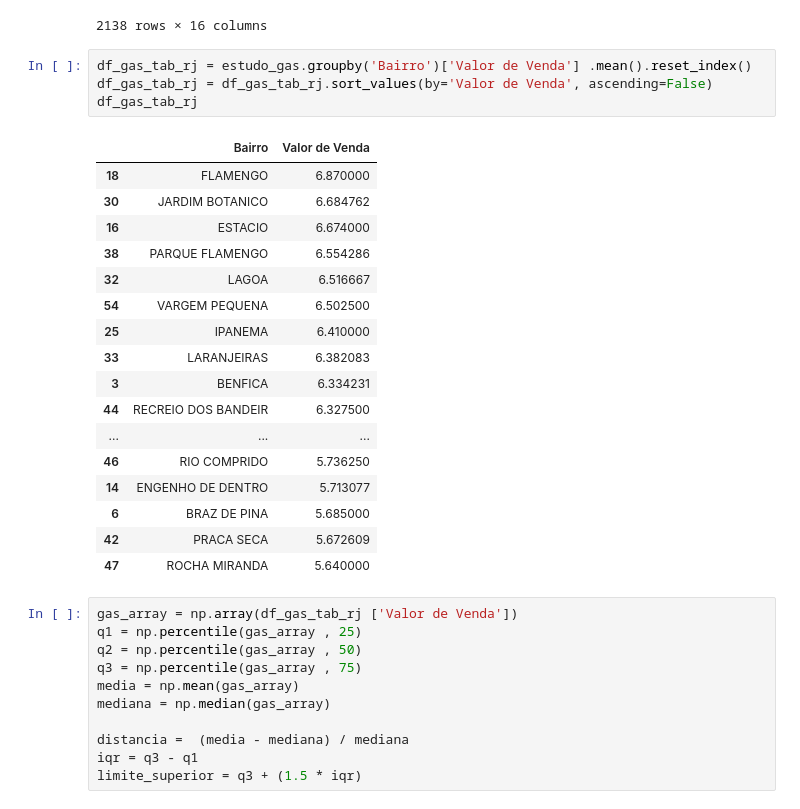
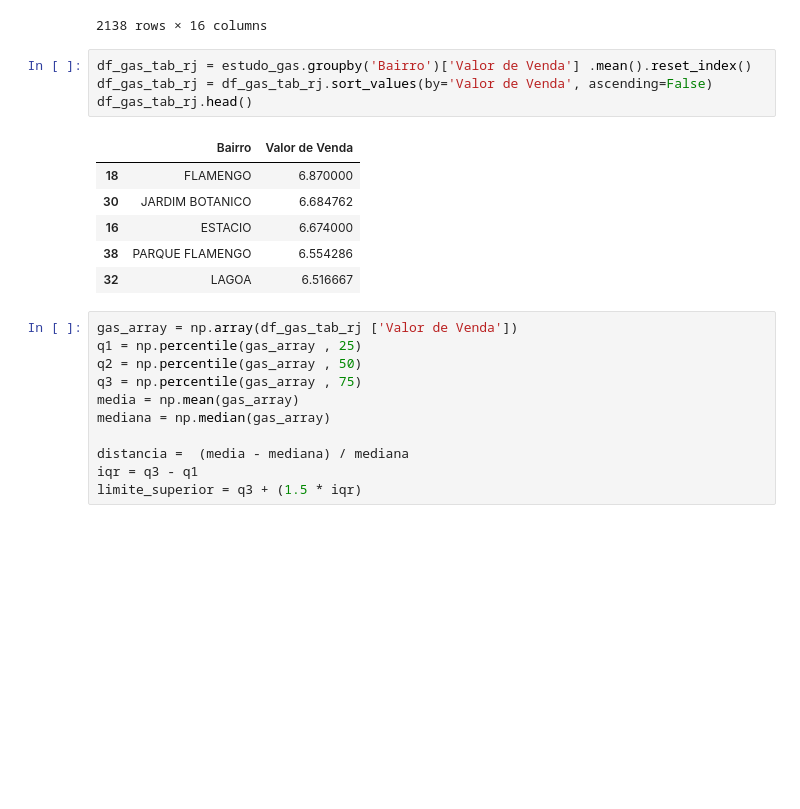
Before and after one commit to Samuelmcoimbra/Repo_senac, a Jupyter notebook: Bibliotecas.ipynb, the cells around one changed output. Saved outputs shown, nothing was run; the diff lists cells and outputs as text; blank space fills up the shorter version.

```diff
--- a/Bibliotecas.ipynb
+++ b/Bibliotecas.ipynb
@@ -235,25 +235,14 @@ estudo_gas
 # %%
 df_gas_tab_rj = estudo_gas.groupby('Bairro')['Valor de Venda'] .mean().reset_index()
 df_gas_tab_rj = df_gas_tab_rj.sort_values(by='Valor de Venda', ascending=False)
-df_gas_tab_rj
+df_gas_tab_rj.head()
 # %% [output]
 |  | Bairro | Valor de Venda |
 | 18 | FLAMENGO | 6.870000 |
 | 30 | JARDIM BOTANICO | 6.684762 |
 | 16 | ESTACIO | 6.674000 |
 | 38 | PARQUE FLAMENGO | 6.554286 |
 | 32 | LAGOA | 6.516667 |
-| 54 | VARGEM PEQUENA | 6.502500 |
-| 25 | IPANEMA | 6.410000 |
-| 33 | LARANJEIRAS | 6.382083 |
-| 3 | BENFICA | 6.334231 |
-| 44 | RECREIO DOS BANDEIR | 6.327500 |
-| ... | ... | ... |
-| 46 | RIO COMPRIDO | 5.736250 |
-| 14 | ENGENHO DE DENTRO | 5.713077 |
-| 6 | BRAZ DE PINA | 5.685000 |
-| 42 | PRACA SECA | 5.672609 |
-| 47 | ROCHA MIRANDA | 5.640000 |
 # %%
 gas_array = np.array(df_gas_tab_rj ['Valor de Venda'])
 q1 = np.percentile(gas_array , 25)
```
Also changed, not shown: parts of 8 cells of this notebook.
